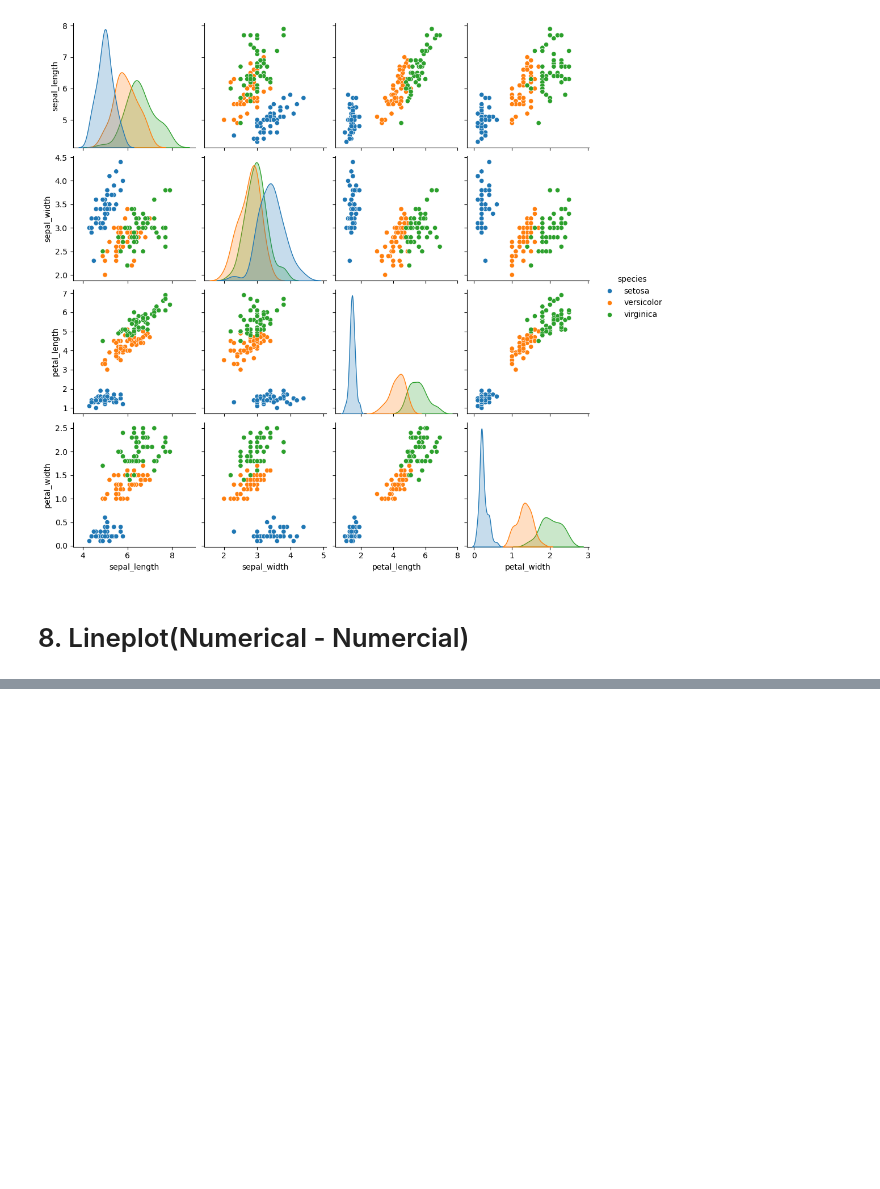
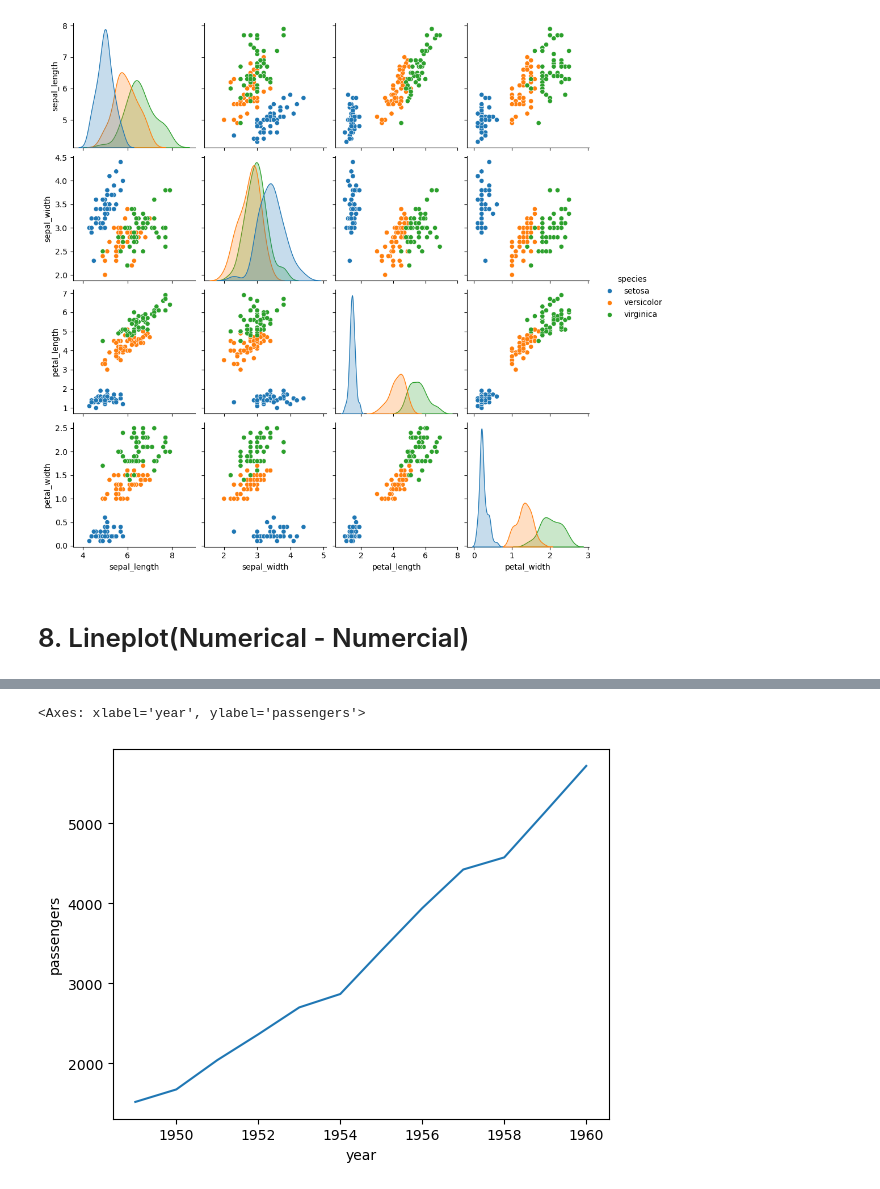
Before and after one commit to Foolmannn/ml-learnings, a Jupyter notebook: 4UnderstandingData/bivariate_multivariate_analysis.ipynb, the cells around one changed output, grey strips where cells are left out. Cells and saved outputs as stored; diff of their text form; code cells hidden in the pictures; blank space fills up the shorter version.

Commit message:
Bivariate Analysis of the data

```diff
--- a/4UnderstandingData/bivariate_multivariate_analysis.ipynb
+++ b/4UnderstandingData/bivariate_multivariate_analysis.ipynb
@@ -149,0 +214,10 @@ sns.pairplot(data=iris,hue='species')
+# %%
+# sns.lineplot(data=flights)
+new=flights.drop(columns='month')
+# flights.groupby(['year']).sum()
+df = new.groupby('year').sum().reset_index()
+# %%
+sns.lineplot(data=df, x='year',y='passengers')
+# %% [output]
+<Axes: xlabel='year', ylabel='passengers'>
+[figure, added]
```
Also changed, not shown: parts of 12 cells of this notebook.
